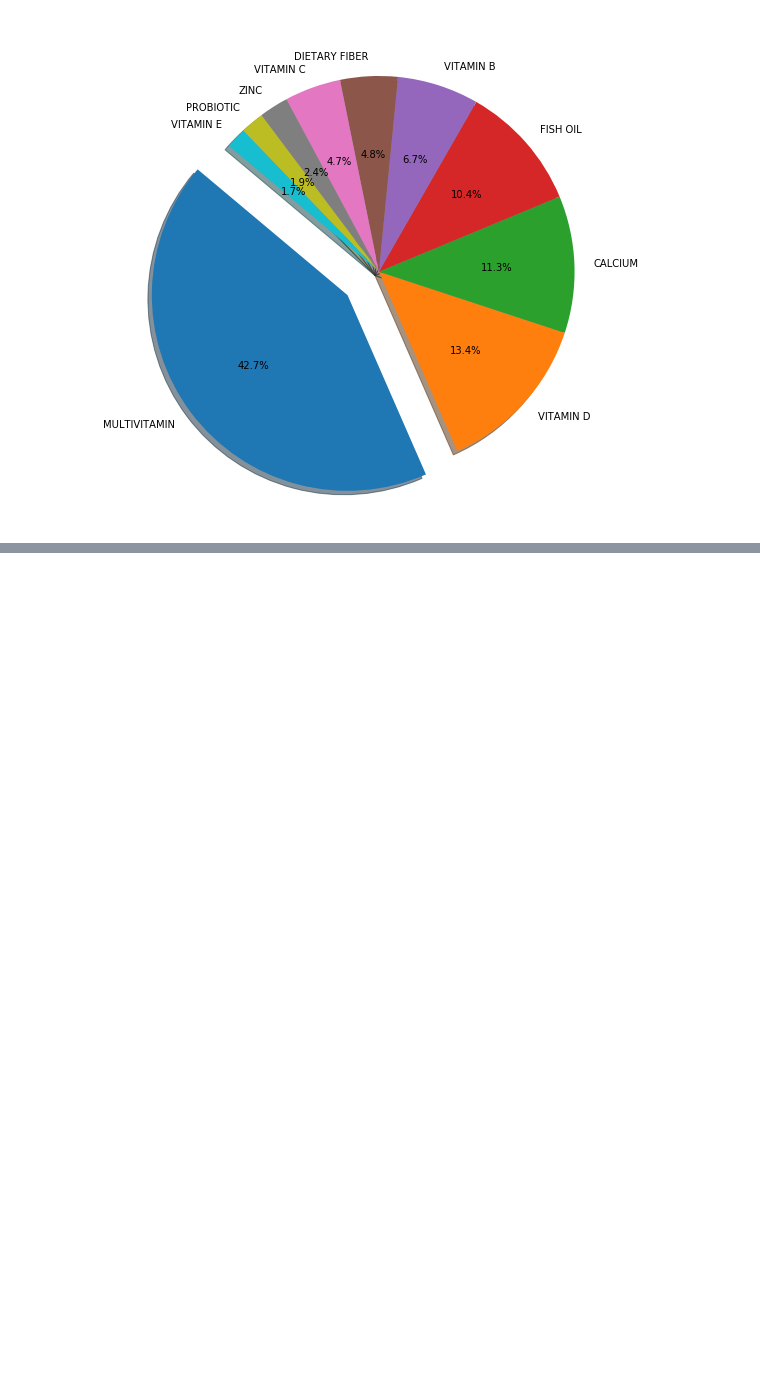
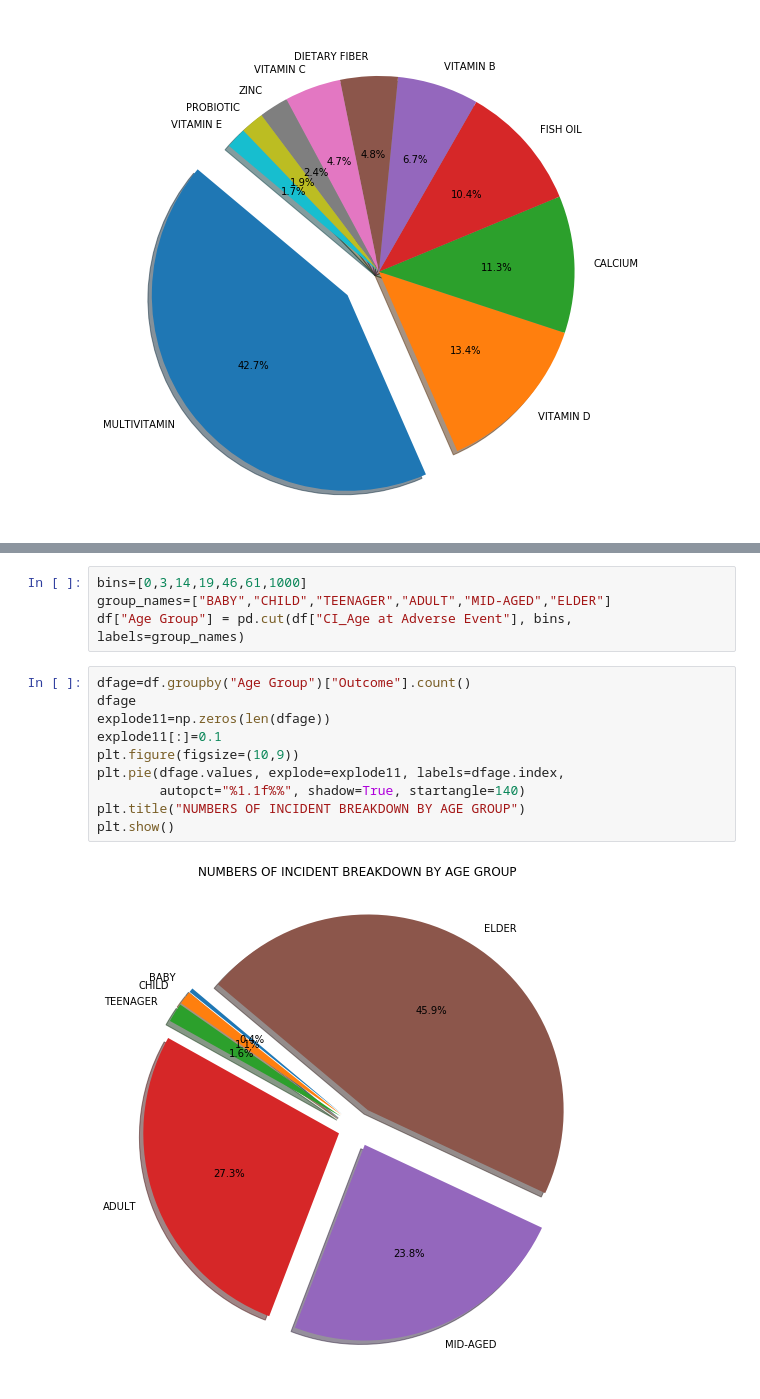
Before and after one commit to ying-li-python/Vita-Mine, a Jupyter notebook: PROJECT.ipynb, the cells around one changed output, grey strips where cells are left out. Drawn from its saved outputs; the diff is of its cells as text; blank space fills up the shorter version.

```diff
--- a/PROJECT.ipynb
+++ b/PROJECT.ipynb
@@ -141,0 +159,16 @@ Reject Null Hypothese, We conclude that there is significant difference between
+# %%
+bins=[0,3,14,19,46,61,1000]
+group_names=["BABY","CHILD","TEENAGER","ADULT","MID-AGED","ELDER"]
+df["Age Group"] = pd.cut(df["CI_Age at Adverse Event"], bins, labels=group_names)
+# %%
+dfage=df.groupby("Age Group")["Outcome"].count()
+dfage
+explode11=np.zeros(len(dfage))
+explode11[:]=0.1
+plt.figure(figsize=(10,9))
+plt.pie(dfage.values, explode=explode11, labels=dfage.index,
+        autopct="%1.1f%%", shadow=True, startangle=140)
+plt.title("NUMBERS OF INCIDENT BREAKDOWN BY AGE GROUP")
+plt.show()
+# %% [output]
+[figure, added]
```
Also changed, not shown: parts of 8 cells of this notebook, 2 other files.
